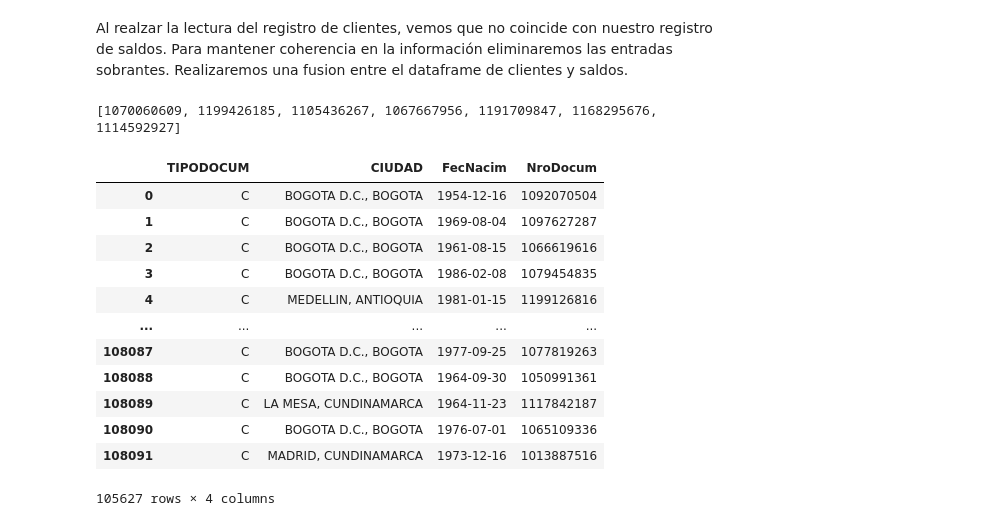
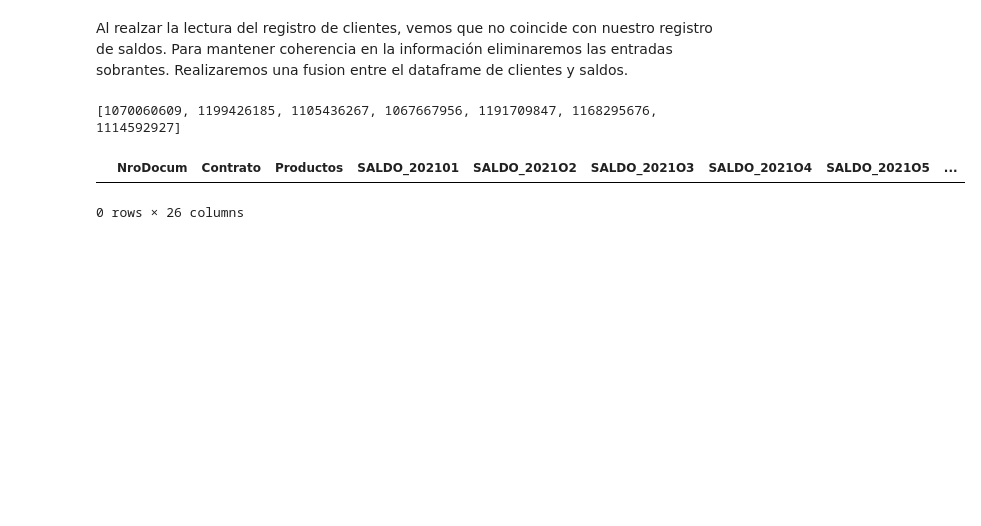
Before and after one commit to LER-Artema/skandia, a Jupyter notebook: skandia/modelo_predictivo.ipynb, the cells around one changed output. Drawn from its saved outputs; the diff is of its cells as text; code cells hidden in the pictures; blank space fills up the shorter version.

```diff
--- a/skandia/modelo_predictivo.ipynb
+++ b/skandia/modelo_predictivo.ipynb
@@ -11,7 +11,7 @@ Realizamos una agrupación a nivel ID del cliente para saber su saldo, qué cont
 import pyarrow.parquet as pq
 import pandas as pd
 from datetime import datetime as dt
-import numpy
+import numpy as np
 
 saldos = pq.read_table('0saldos.parquet').to_pandas()
 saldos = saldos.loc[saldos['TipoDocum'] == 'C ']
@@ -19,13 +19,16 @@ saldos = saldos.loc[saldos['TipoDocum'] == 'C ']
 # Realizar la agrupación y especificar cómo agregar las columnas utilizando regex
 # resultados_agrupados = df.groupby('columna_agrupadora').apply(lambda x: x.filter(regex=regex_a_mantener))
 
-conteo_contratos_por_cliente = saldos.groupby('NroDocum').agg(
+info_por_cliente = saldos.groupby('NroDocum').agg(
     Contrato=('Contrato', list),
+    # NumeroContratos=('Contrato', 'count'),
+    # NumeroProductos=('PlanProducto', 'count'),
     Productos=('PlanProducto', list),
-    **{col: (col, 'first') for col in saldos.columns if col not in ['NroDocum', 'Contrato', 'PlanProducto', 'TipoDocum', 'SALDO_202209']}
-)
+    **{col: (col, 'sum') for col in saldos.columns if
+       col not in ['NroDocum', 'Contrato', 'PlanProducto', 'TipoDocum', 'SALDO_202209']}
+).reset_index()
 # conteo_contratos_por_cliente['Saldo2022Aug'] = conteo_contratos_por_cliente['Saldo2022Aug'].apply(lambda x: list(set(x)))
-conteo_contratos_por_cliente['Productos'] = conteo_contratos_por_cliente['Productos'].apply(lambda x: list(set(x)))
+info_por_cliente['Productos'] = info_por_cliente['Productos'].apply(lambda x: list(set(x)))
 
-conteo_contratos_por_cliente.head(20)
+info_por_cliente.head(20)
 # %% [output]
@@ -89,28 +100,21 @@ Realizaremos una fusion entre el dataframe de clientes y saldos.
 # %%
 
 clientes = pq.read_table('0clientes.parquet').to_pandas()
 clientes = clientes.loc[clientes['TIPODOCUM'] == 'C']
 clientes.drop(
-    columns=['EnvioExtractos'], inplace=True)
+    columns=['EnvioExtractos', 'TIPODOCUM'], inplace=True)
 
-missings = list(set(saldos.NroDocum.drop_duplicates().values) - set(clientes.NroDocum.values))
+missings = list(set(info_por_cliente.NroDocum.drop_duplicates().values) - set(clientes.NroDocum.values))
 print(missings)
 mask = clientes['NroDocum'].isin(missings)
 clientes = clientes[~mask]
-
-clientes
+info_por_cliente = info_por_cliente.merge(clientes, how="right", left_on=['NroDocum'], right_on=['NroDocum'])
+# saldos.drop(
+#     columns=[ 'TIPODOCUM', 'FecNacim_x', 'FecNacim_y'], inplace=True)
+info_por_cliente.head(15)
+# clientes
+info_por_cliente.loc[info_por_cliente.Contrato == 10359]
 # %% [output]
 [1070060609, 1199426185, 1105436267, 1067667956, 1191709847, 1168295676, 1114592927]
-|  | TIPODOCUM | CIUDAD | FecNacim | NroDocum |
-| 0 | C | BOGOTA D.C., BOGOTA | 1954-12-16 | 1092070504 |
-| 1 | C | BOGOTA D.C., BOGOTA | 1969-08-04 | 1097627287 |
-| 2 | C | BOGOTA D.C., BOGOTA | 1961-08-15 | 1066619616 |
-| 3 | C | BOGOTA D.C., BOGOTA | 1986-02-08 | 1079454835 |
-| 4 | C | MEDELLIN, ANTIOQUIA | 1981-01-15 | 1199126816 |
-| ... | ... | ... | ... | ... |
-| 108087 | C | BOGOTA D.C., BOGOTA | 1977-09-25 | 1077819263 |
-| 108088 | C | BOGOTA D.C., BOGOTA | 1964-09-30 | 1050991361 |
-| 108089 | C | LA MESA, CUNDINAMARCA | 1964-11-23 | 1117842187 |
-| 108090 | C | BOGOTA D.C., BOGOTA | 1976-07-01 | 1065109336 |
-| 108091 | C | MADRID, CUNDINAMARCA | 1973-12-16 | 1013887516 |
+|  | NroDocum | Contrato | Productos | SALDO_202101 | SALDO_2021O2 | SALDO_2021O3 | SALDO_2021O4 | SALDO_2021O5 | ... |
-105627 rows × 4 columns
+0 rows × 26 columns
```
Also changed, not shown: parts of 9 cells of this notebook.
